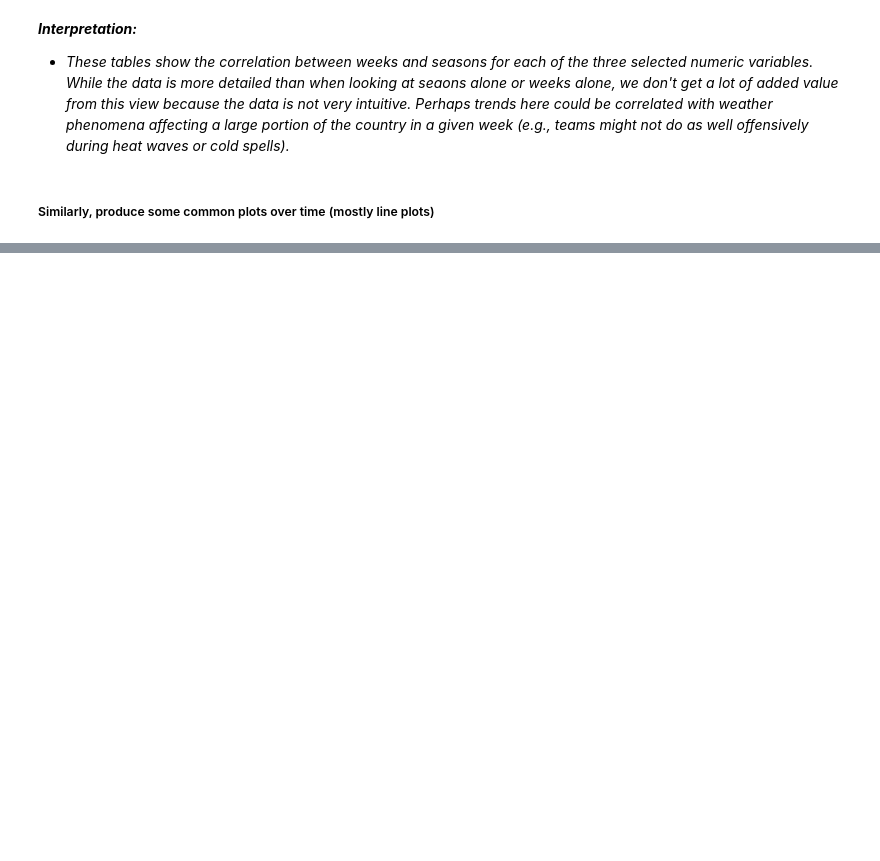
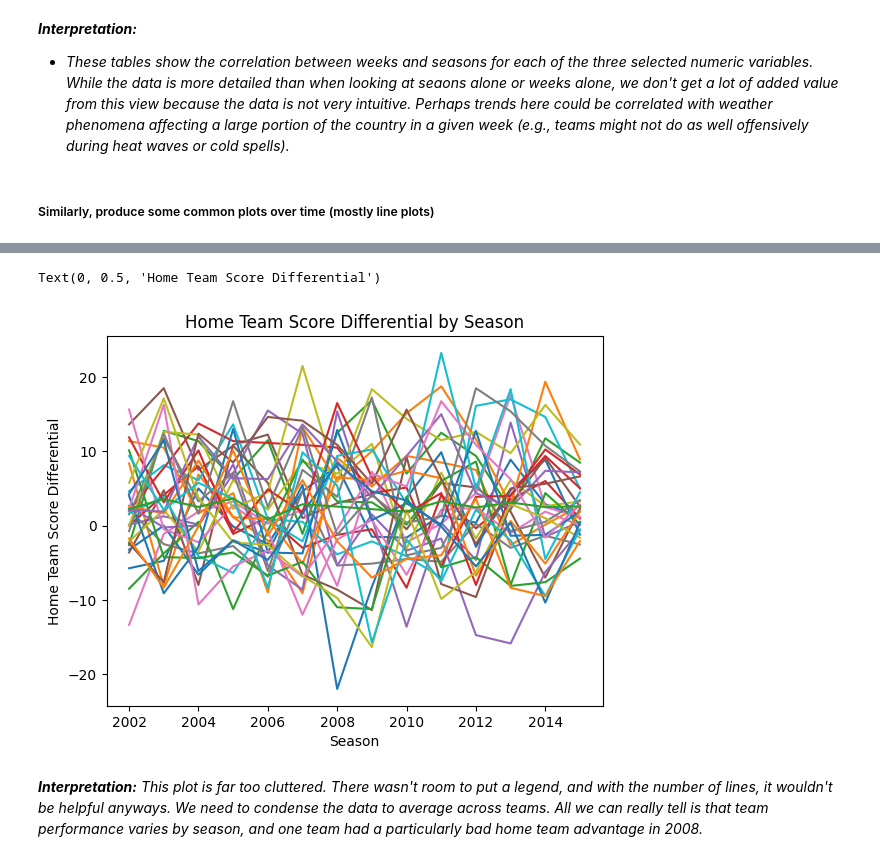
Before and after one commit to trevorlillywhite/HW-4---NCSU-ST-554---Trevor-Lillywhite, a Jupyter notebook: HW4_ST_554_Trevor_Lillywhite.ipynb, the cells around one changed output, grey strips where cells are left out. Drawn from its saved outputs; the diff is of its cells as text; code cells hidden in the pictures; blank space fills up the shorter version.

Commit message:
Completed second bullet of Part 2 Task 2. Next up: Create a function for plotting!

```diff
--- a/HW4_ST_554_Trevor_Lillywhite.ipynb
+++ b/HW4_ST_554_Trevor_Lillywhite.ipynb
@@ -865,9 +865,10 @@ Selected numerical variables: `HminusAScore`, `HtotalYds`, and `HfirstDowns`
 # Grouped by season only
 # Average home team score above away team score, by season
 HminusAScore_season = pd.crosstab(index=scores.homeTeam_cat,
-                               columns=scores.season,
-                               values=scores.HminusAScore,
-                               aggfunc=['mean'])
+                                columns=scores.season,
+                                values=scores.HminusAScore,
+                                aggfunc=['mean'],
+                                margins=True)
 HminusAScore_season.head()
 # %% [output]
 |  | mean |  |  |  |  |  |  |  |  |  | ... |
@@ -1183,0 +1210,11 @@ _**Interpretation:**_
+# %%
+# Home team score differential vs. season
+HminusAScore_season.droplevel(0, axis=1).T.plot.line(legend=False)
+plt.title('Home Team Score Differential by Season')
+plt.xlabel('Season')
+plt.ylabel('Home Team Score Differential')
+# %% [output]
+Text(0, 0.5, 'Home Team Score Differential')
+[figure, added]
+# %% [markdown]
+_**Interpretation:** This plot is far too cluttered. There wasn't room to put a legend, and with the number of lines, it wouldn't be helpful anyways. We need to condense the data to average across teams. All we can really tell is that team performance varies by season, and one team had a particularly bad home team advantage in 2008._
```
Also changed, not shown: parts of 34 cells of this notebook.
